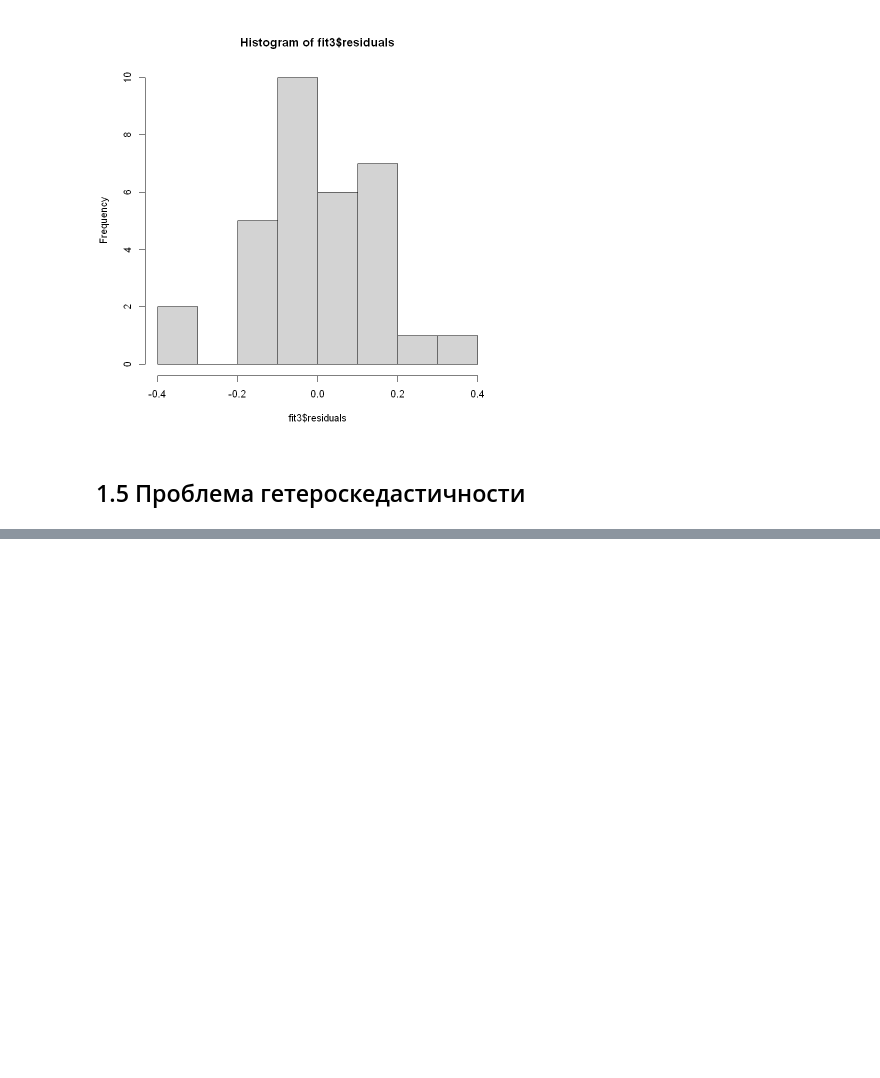
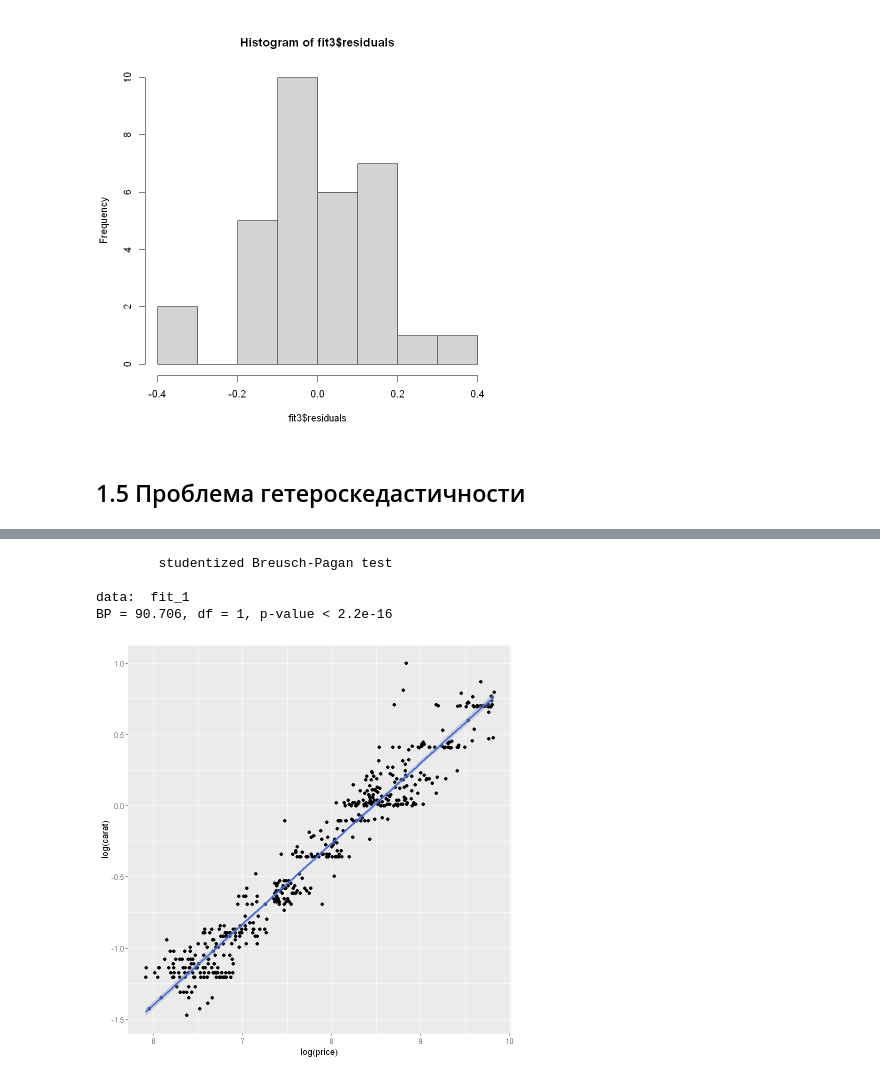
Before and after one commit to LiquidVac/My_study, a Jupyter notebook: STEPIK. Основы статистики ч.3/Лекция 1. Подробнее о линейной регрессии.ipynb, the cells around one changed output, grey strips where cells are left out. Saved outputs shown, nothing was run; the diff lists cells and outputs as text; code cells hidden in the pictures; blank space fills up the shorter version.

```diff
--- a/STEPIK. Основы статистики ч.3/Лекция 1. Подробнее о линейной регрессии.ipynb
+++ b/STEPIK. Основы статистики ч.3/Лекция 1. Подробнее о линейной регрессии.ipynb
@@ -200,0 +273,19 @@ W = 0.96606, p-value = 0.3982
+# %%
+# тест Бройша-Пагана
+bptest(fit_1)
+
+# p-value < 0.05 - в данных есть гетероскедастичность
+# %% [output]
+        studentized Breusch-Pagan test
+
+data:  fit_1
+BP = 90.706, df = 1, p-value < 2.2e-16
+# %%
+# данные с логарифмической трансформацией
+ggplot(data = diamonds_2, aes(x = log(price), y = log(carat))) +
+  geom_point() +
+  geom_smooth(formula = y ~ x, method = "lm")
+
+# видно что остатки лежат равномерно
+# %% [output]
+[figure, added]
```
Also changed, not shown: parts of 11 cells of this notebook.
